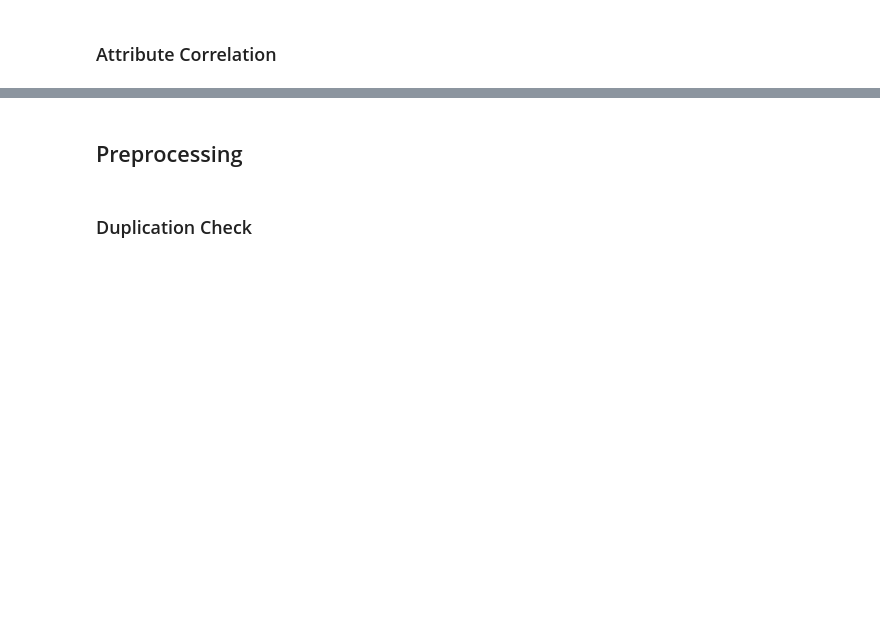
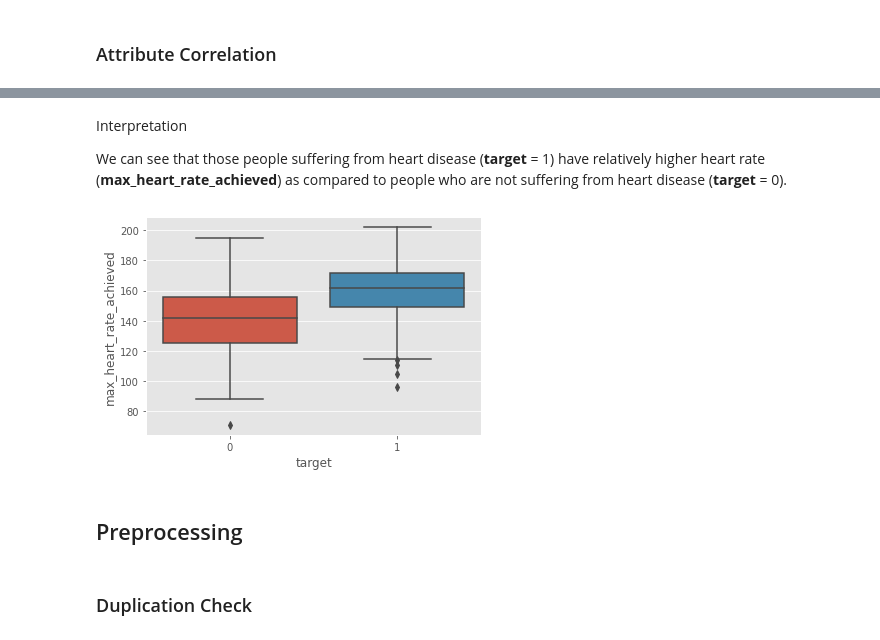
Before and after one commit to abuwildanm/Heart-Disease, a Jupyter notebook: Heart_Disease_Copy.ipynb, the cells around one changed output, grey strips where cells are left out. Drawn from its saved outputs; the diff is of its cells as text; code cells hidden in the pictures; blank space fills up the shorter version.

```diff
--- a/Heart_Disease_Copy.ipynb
+++ b/Heart_Disease_Copy.ipynb
@@ -309,3 +341,12 @@ fig.show()
+# %% [markdown]
+Interpretation
+
+We can see that those people suffering from heart disease (**target** = 1) have relatively higher heart rate (**max_heart_rate_achieved**) as compared to people who are not suffering from heart disease (**target** = 0).
+# %%
+sns.boxplot(x="target", y="max_heart_rate_achieved", data=data)
+plt.show()
+# %% [output]
+[figure, added]
 # %% [markdown]
 ## Preprocessing
 # %% [markdown]
```
Also changed, not shown: parts of 22 cells of this notebook.
